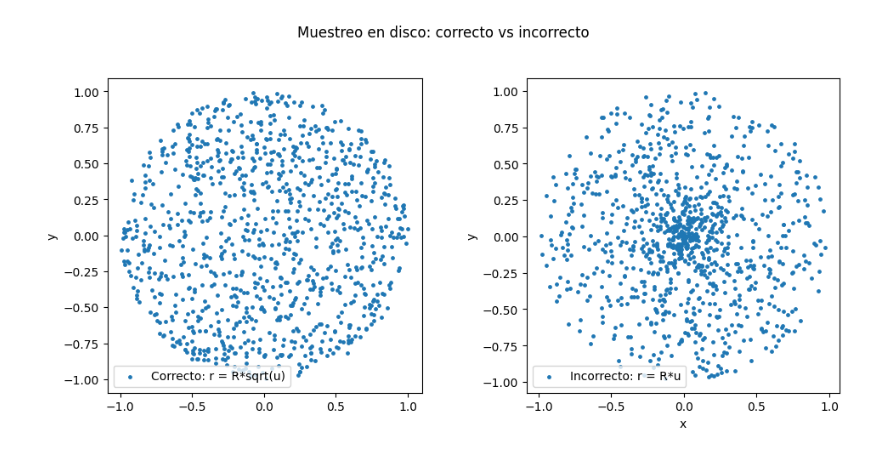
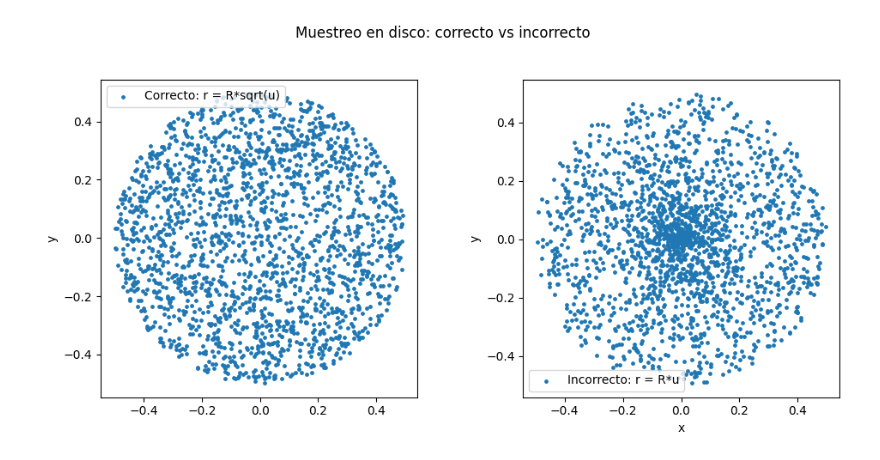
Before and after one commit to asegura4488/MetodosComputacionales2026, a Jupyter notebook: Semana7/IntegracionMonteCarlo.ipynb, the cells around one changed output. Drawn from its saved outputs; the diff is of its cells as text; code cells hidden in the pictures.

Commit message:
Sampling

```diff
--- a/Semana7/IntegracionMonteCarlo.ipynb
+++ b/Semana7/IntegracionMonteCarlo.ipynb
@@ -17,32 +17,32 @@ def disco_sampling_comparacion(R=1.0, N=100):
     x_ok = r_ok * np.cos(th_ok)
     y_ok = r_ok * np.sin(th_ok)
 
     # -------------------------
     # INCORRECTO: r uniforme (sesgo al centro)
     # -------------------------
     u2 = np.random.rand(N)
     v2 = np.random.rand(N)
     r_bad = R * u2
     th_bad = 2*np.pi * v2
     x_bad = r_bad * np.cos(th_bad)
     y_bad = r_bad * np.sin(th_bad)
 
 
     fig, ax = plt.subplots(1, 2, figsize=(10,5))
     ax[0].scatter(x_ok,  y_ok,  s=6, label="Correcto: r = R*sqrt(u)")
     ax[1].scatter(x_bad, y_bad, s=6, label="Incorrecto: r = R*u")
     ax[0].set_aspect('equal', 'box')
     ax[1].set_aspect('equal', 'box')
     fig.suptitle("Muestreo en disco: correcto vs incorrecto")
     ax[0].set_ylabel("y")
     ax[1].set_xlabel("x")
     ax[1].set_ylabel("y")
     ax[0].legend()
     ax[1].legend()
     plt.tight_layout(rect=[0, 0.03, 1, 0.95]) # Adjust layout to prevent title overlap
     plt.show()
 
 if __name__ == "__main__":
-    disco_sampling_comparacion(R=1.0, N=1000)
+    disco_sampling_comparacion(R=0.5, N=2000)
 # %% [output]
-[figure, old version]
+[figure, new version]
```
